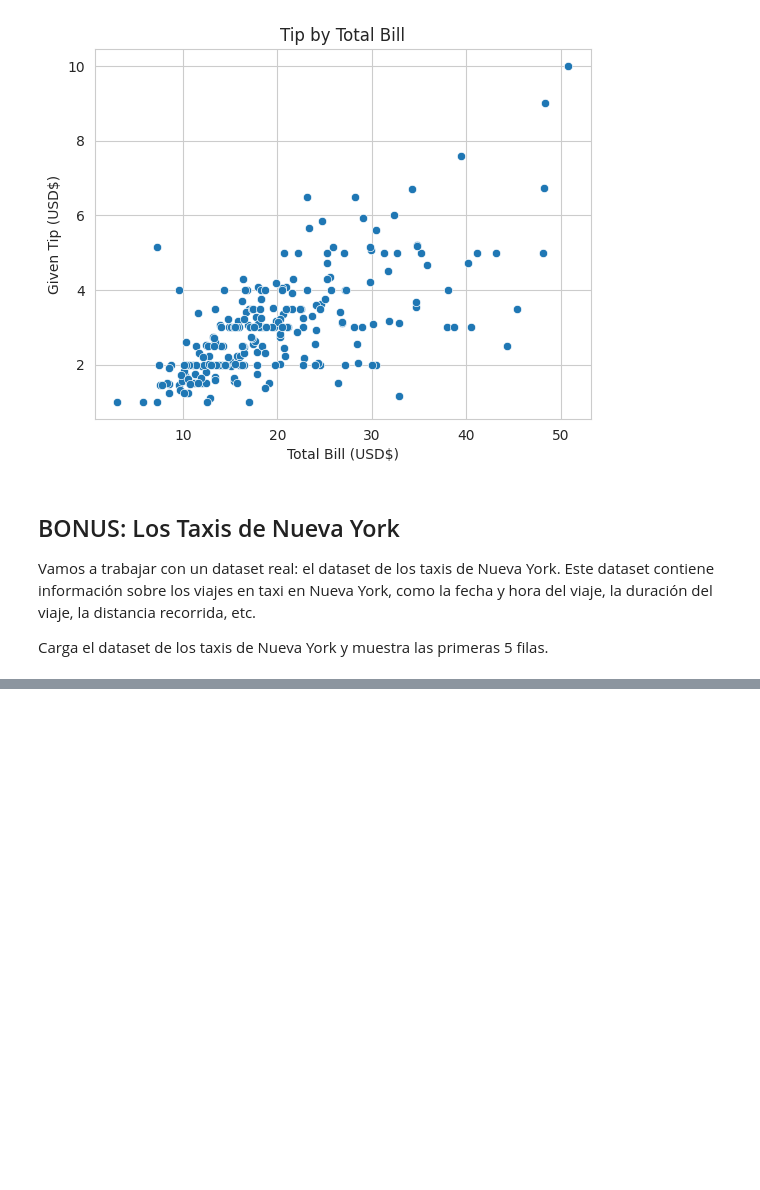
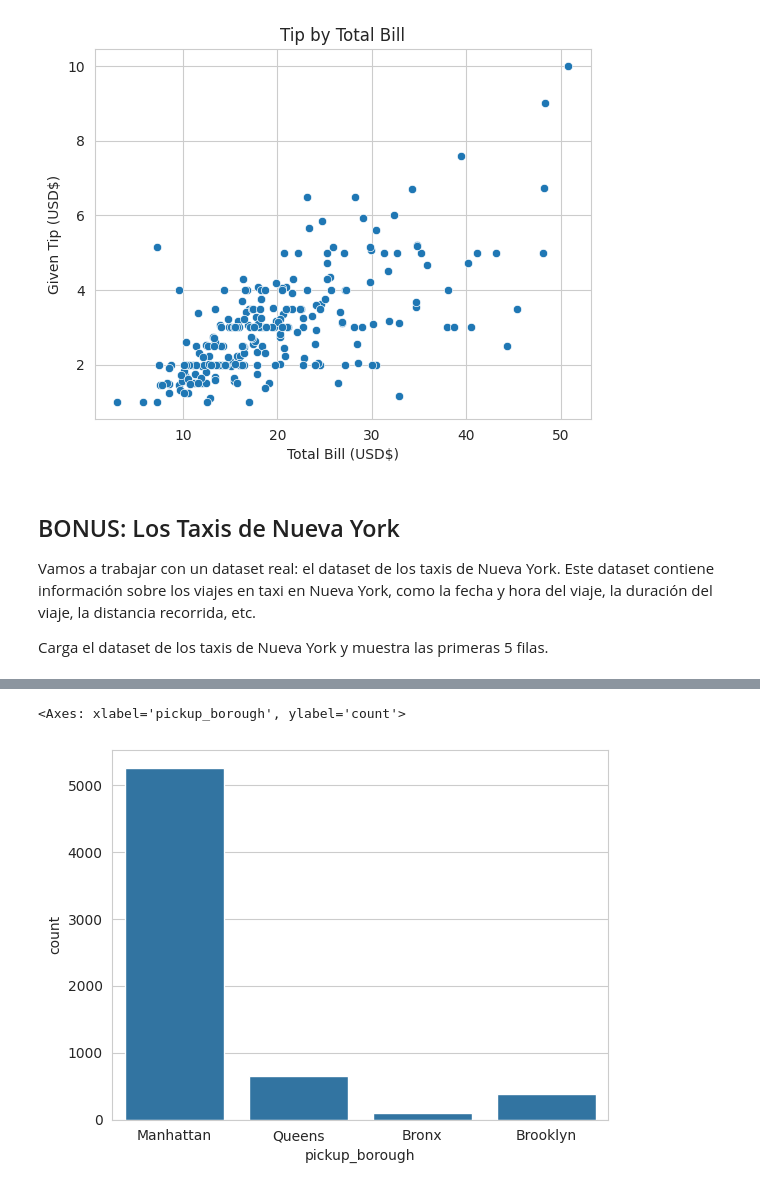
Before and after one commit to aletej96/Python-classes, a Jupyter notebook: Notebooks/LESSON III-INTRO TO MATPLOTLIB Y SEABORN.ipynb, the cells around one changed output, grey strips where cells are left out. Saved outputs shown, nothing was run; the diff lists cells and outputs as text; code cells hidden in the pictures; blank space fills up the shorter version.

```diff
--- a/Notebooks/LESSON III-INTRO TO MATPLOTLIB Y SEABORN.ipynb
+++ b/Notebooks/LESSON III-INTRO TO MATPLOTLIB Y SEABORN.ipynb
@@ -382,0 +414,6 @@ Responde a las siguientes preguntas:
+# %%
+#- ¿Cuál es la cantidad de pasajeros por barrio (borough) de recogida
+sns.countplot(x="pickup_borough", data = taxis_df)
+# %% [output]
+<Axes: xlabel='pickup_borough', ylabel='count'>
+[figure, added]
```
Also changed, not shown: parts of 15 cells of this notebook.
